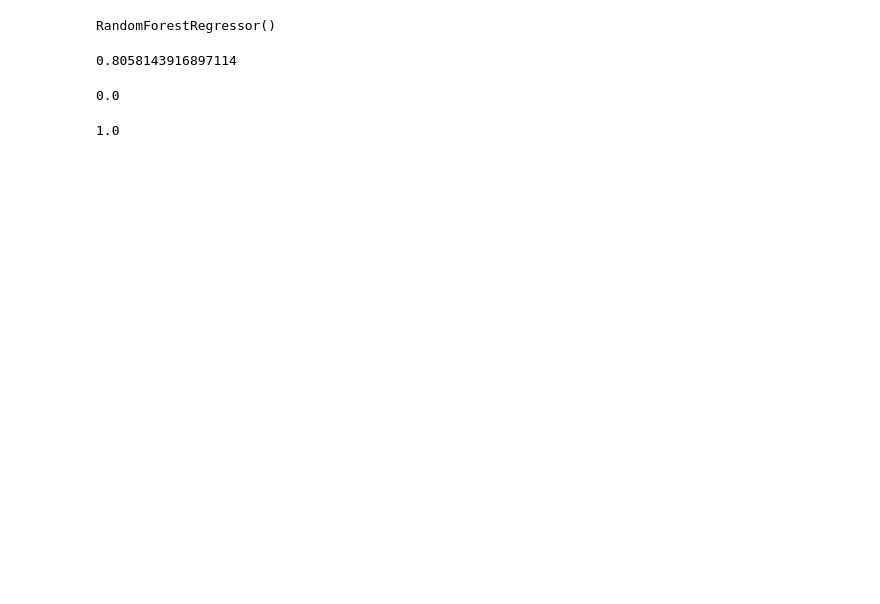
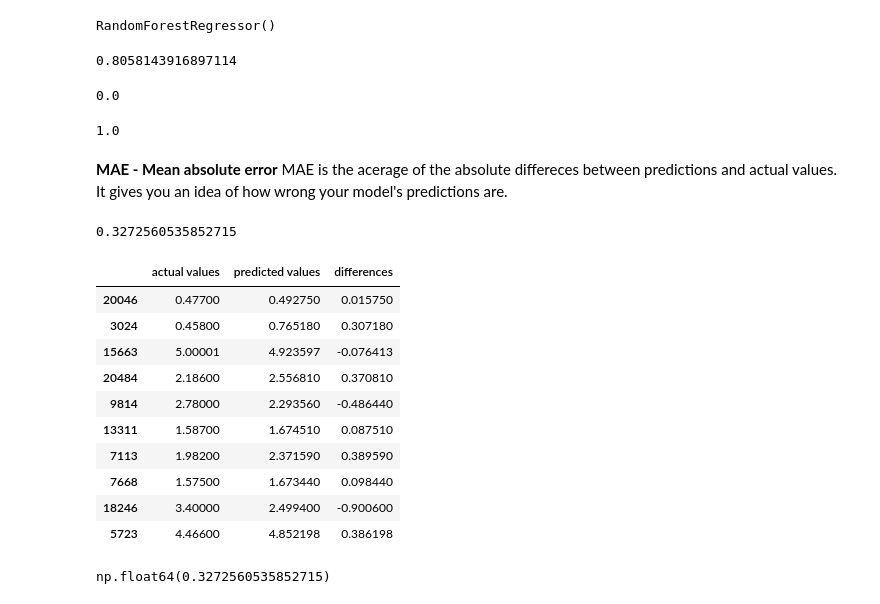
Before and after one commit to DITNO/AI-ML-Journey, a Jupyter notebook: ML/California_housing_regression_mode.ipynb, the cells around one changed output. Saved outputs shown, nothing was run; the diff lists cells and outputs as text; code cells hidden in the pictures; blank space fills up the shorter version.

Commit message:
MAE - Mean absolute error

```diff
--- a/ML/California_housing_regression_mode.ipynb
+++ b/ML/California_housing_regression_mode.ipynb
@@ -176,3 +176,36 @@ r2_score(y_true=y_test,y_pred=y_test_mean)
 r2_score(y_true=y_test,y_pred=y_test)
 # %% [output]
 1.0
+# %% [markdown]
+**MAE - Mean absolute error**
+MAE is the acerage of the absolute differeces between predictions and actual values.
+It gives you an idea of how wrong your model's predictions are.
+# %%
+#MAE
+from sklearn.metrics import mean_absolute_error
+
+y_preds = model.predict(X_test)
+mae = mean_absolute_error(y_test,y_preds)
+mae
+# %% [output]
+0.3272560535852715
+# %%
+df = pd.DataFrame(data={"actual values":y_test,"predicted values": y_preds})
+df["differences"] = df["predicted values"] - df["actual values"]
+df.head(10)
+# %% [output]
+|  | actual values | predicted values | differences |
+| 20046 | 0.47700 | 0.492750 | 0.015750 |
+| 3024 | 0.45800 | 0.765180 | 0.307180 |
+| 15663 | 5.00001 | 4.923597 | -0.076413 |
+| 20484 | 2.18600 | 2.556810 | 0.370810 |
+| 9814 | 2.78000 | 2.293560 | -0.486440 |
+| 13311 | 1.58700 | 1.674510 | 0.087510 |
+| 7113 | 1.98200 | 2.371590 | 0.389590 |
+| 7668 | 1.57500 | 1.673440 | 0.098440 |
+| 18246 | 3.40000 | 2.499400 | -0.900600 |
+| 5723 | 4.46600 | 4.852198 | 0.386198 |
+# %%
+np.abs(df["differences"]).mean()
+# %% [output]
+np.float64(0.3272560535852715)
```
Also changed, not shown: parts of 1 cell of this notebook.
